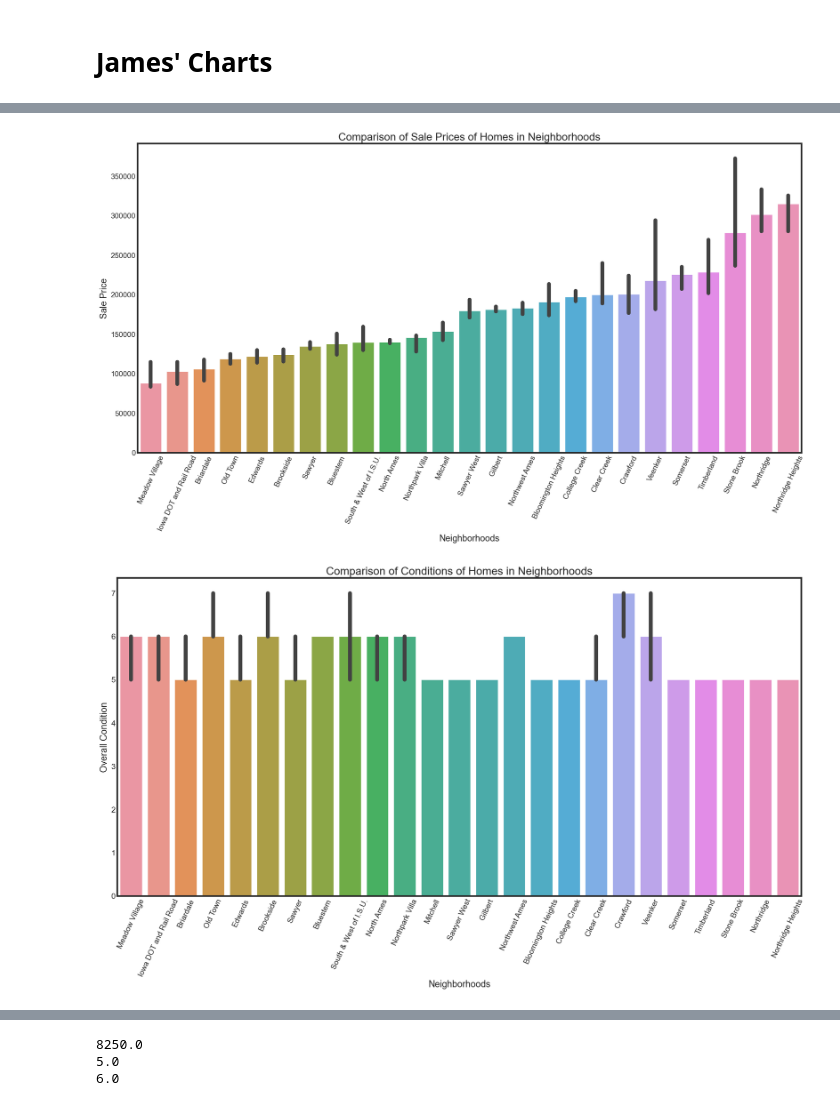
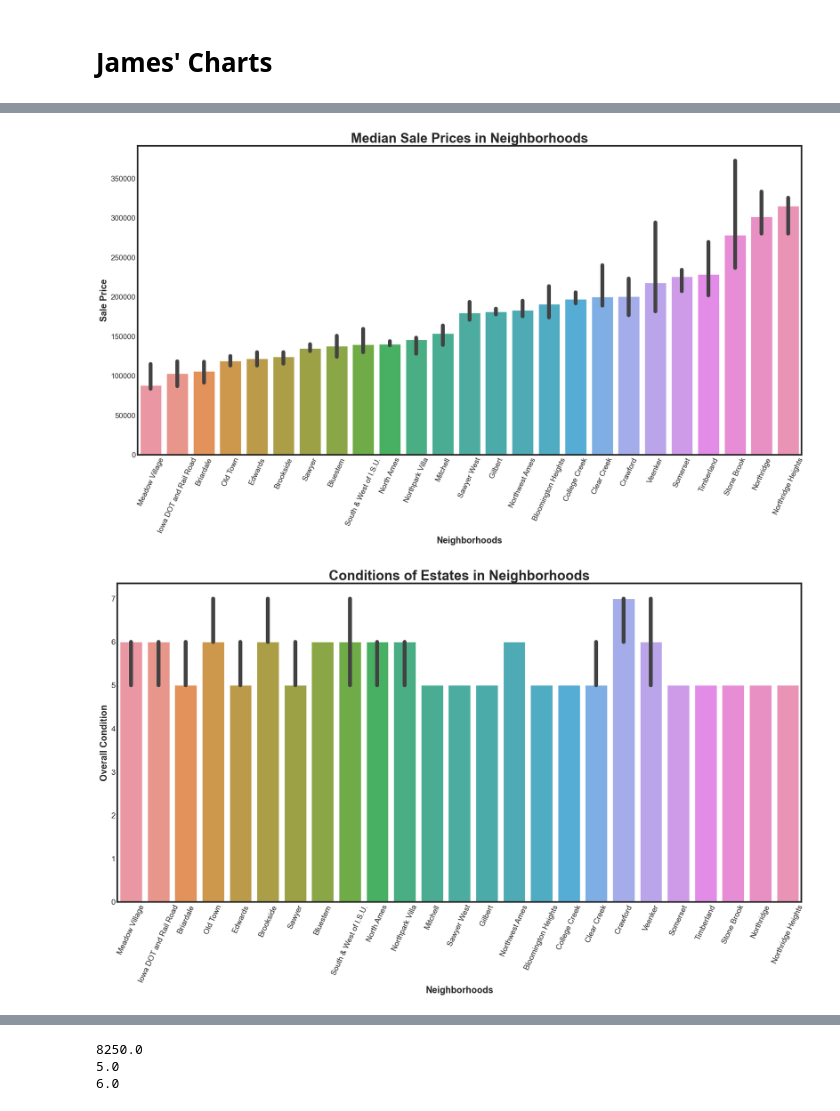
Before and after one commit to Spikes666/Data-Dive-4, a Jupyter notebook: main.ipynb, the cells around one changed output, grey strips where cells are left out. Drawn from its saved outputs; the diff is of its cells as text; code cells hidden in the pictures.

```diff
--- a/main.ipynb
+++ b/main.ipynb
@@ -187,7 +187,7 @@ sns.histplot(data=df,x='LotShape',y='SalePrice')
 df['SalePrice'].groupby(df['LotShape']).agg(['median','mean'])
 #house_df['GrLivArea'].groupby(house_df['LotShape']).agg(['median','mean'])
 
-nei_df = df['SalePrice'].groupby(df['Neighborhood_info']).agg(['median'])
+nei_df = result_df['SalePrice'].groupby(result_df['Neighborhood_info']).agg(['median'])
 nei_df = nei_df.sort_values(ascending=True,by='median')
 # %%
 sns.lineplot(data=df,x='LandSlope',y='SalePrice')
@@ -207,28 +207,28 @@ plt.scatter(df["YearBuilt"],df['SalePrice'],color='maroon')
 # %%
 #Sale Prices of property by neighborhood
 sns.set_style('white')
 fig,sale = plt.subplots(figsize=(20,10))
-fig = sns.barplot(data=df,x='Neighborhood_info',y='SalePrice',order=nei_df.index,estimator=np.median)
+fig = sns.barplot(data=result_df,x='Neighborhood_info',y='SalePrice',order=nei_df.index,estimator=np.median)
 #fig = sns.boxplot(data=house_df,x='Neighborhood',y='SalePrice',order=nei_df.index)
 fig=plt.xticks()
 plt.xticks(rotation=65)
-plt.title('Comparison of Sale Prices of Homes in Neighborhoods')
-plt.xlabel('Neighborhoods')
-plt.ylabel('Sale Price');
+plt.title('Median Sale Prices in Neighborhoods', weight ='bold').set_fontsize('25')
+plt.xlabel('Neighborhoods',weight ='bold')
+plt.ylabel('Sale Price',weight ='bold');
 # %% [output]
-[figure, old version]
+[figure, new version]
 # %%
 #Overall Conditions for sales by neighborhood
 sns.set_style('white')
 fig,sale = plt.subplots(figsize=(20,10))
-fig = sns.barplot(data=df,x='Neighborhood_info',y='OverallCond',order=nei_df.index,estimator=np.median)
+fig = sns.barplot(data=result_df,x='Neighborhood_info',y='OverallCond',order=nei_df.index,estimator=np.median)
 fig=plt.xticks()
 plt.xticks(rotation=65)
-plt.title('Comparison of Conditions of Homes in Neighborhoods')
-plt.xlabel('Neighborhoods')
-plt.ylabel('Overall Condition');
+plt.title('Conditions of Estates in Neighborhoods',weight ='bold').set_fontsize('25')
+plt.xlabel('Neighborhoods',weight ='bold')
+plt.ylabel('Overall Condition',weight ='bold');
 # %% [output]
-[figure, old version]
+[figure, new version]
 # %%
 #Overall Quality of property by neighborhood
 sns.set_style('white')
```
Also changed, not shown: parts of 10 cells of this notebook.
